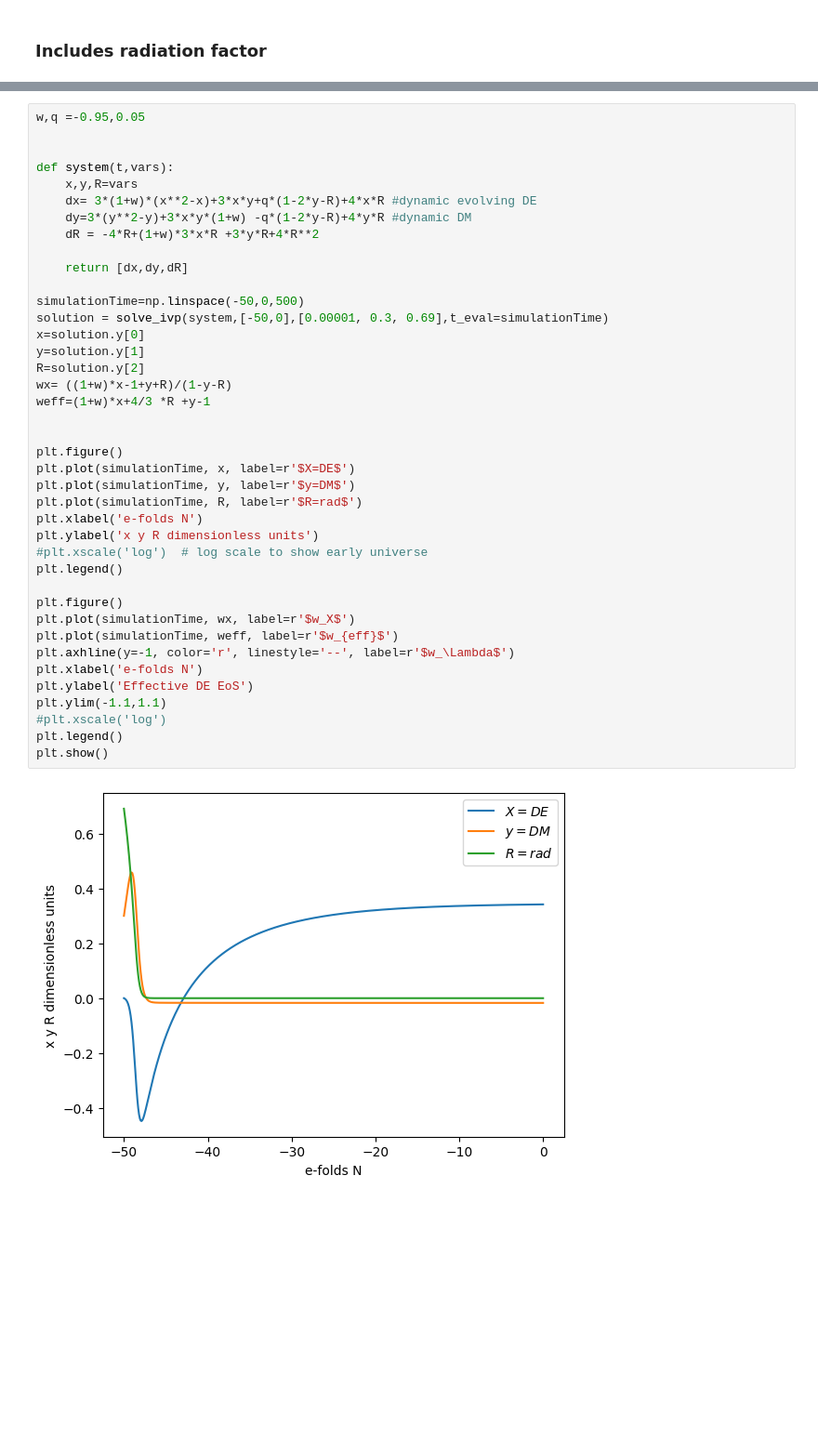
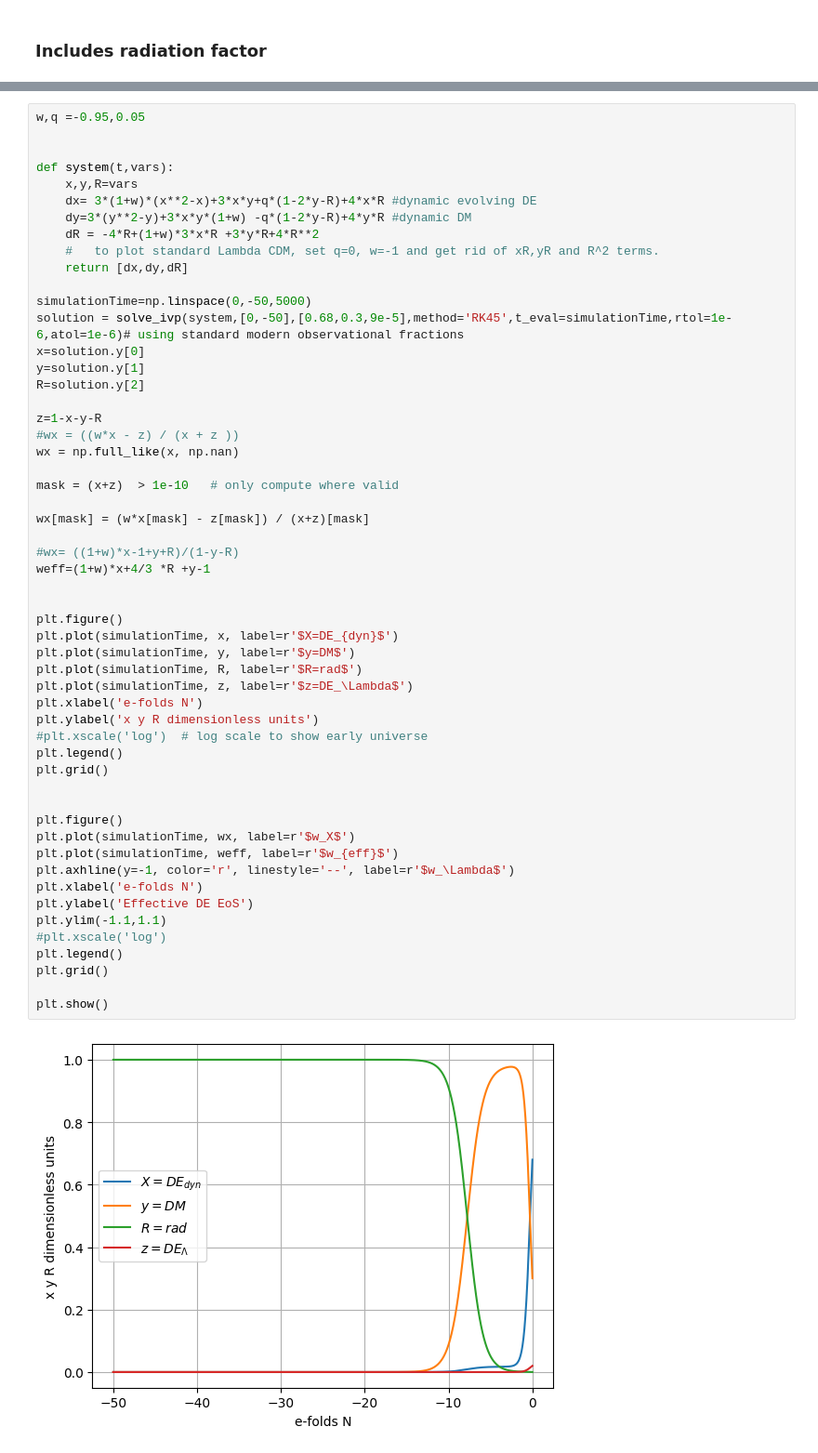
Before and after one commit to up2107120/Dynamical-systems-of-DE, a Jupyter notebook: Affine DE+DM liquid model.ipynb, the cells around one changed output, grey strips where cells are left out. Shown at 93% size. Saved outputs shown, nothing was run; the diff lists cells and outputs as text; blank space fills up the shorter version.

```diff
--- a/Affine DE+DM liquid model.ipynb
+++ b/Affine DE+DM liquid model.ipynb
@@ -453,36 +530,50 @@ def system(t,vars):
     dx= 3*(1+w)*(x**2-x)+3*x*y+q*(1-2*y-R)+4*x*R #dynamic evolving DE
     dy=3*(y**2-y)+3*x*y*(1+w) -q*(1-2*y-R)+4*y*R #dynamic DM
     dR = -4*R+(1+w)*3*x*R +3*y*R+4*R**2
-
+    #   to plot standard Lambda CDM, set q=0, w=-1 and get rid of xR,yR and R^2 terms.
     return [dx,dy,dR]
 
-simulationTime=np.linspace(-50,0,500)
-solution = solve_ivp(system,[-50,0],[0.00001, 0.3, 0.69],t_eval=simulationTime)
+simulationTime=np.linspace(0,-50,5000)
+solution = solve_ivp(system,[0,-50],[0.68,0.3,9e-5],method='RK45',t_eval=simulationTime,rtol=1e-6,atol=1e-6)# using standard modern observational fractions
 x=solution.y[0]
 y=solution.y[1]
 R=solution.y[2]
-wx= ((1+w)*x-1+y+R)/(1-y-R)
+
+z=1-x-y-R
+#wx = ((w*x - z) / (x + z ))
+wx = np.full_like(x, np.nan)
+
+mask = (x+z)  > 1e-10   # only compute where valid
+
+wx[mask] = (w*x[mask] - z[mask]) / (x+z)[mask]
+
+#wx= ((1+w)*x-1+y+R)/(1-y-R)
 weff=(1+w)*x+4/3 *R +y-1
 
 
 plt.figure()
-plt.plot(simulationTime, x, label=r'$X=DE$')
+plt.plot(simulationTime, x, label=r'$X=DE_{dyn}$')
 plt.plot(simulationTime, y, label=r'$y=DM$')
 plt.plot(simulationTime, R, label=r'$R=rad$')
+plt.plot(simulationTime, z, label=r'$z=DE_\Lambda$')
 plt.xlabel('e-folds N')
 plt.ylabel('x y R dimensionless units')
 #plt.xscale('log')  # log scale to show early universe
 plt.legend()
+plt.grid()
+
 
 plt.figure()
 plt.plot(simulationTime, wx, label=r'$w_X$')
 plt.plot(simulationTime, weff, label=r'$w_{eff}$')
 plt.axhline(y=-1, color='r', linestyle='--', label=r'$w_\Lambda$')
 plt.xlabel('e-folds N')
 plt.ylabel('Effective DE EoS')
 plt.ylim(-1.1,1.1)
 #plt.xscale('log')
 plt.legend()
+plt.grid()
+
 plt.show()
 # %% [output]
-[figure, old version]
+[figure, new version]
```
Also changed, not shown: parts of 13 cells of this notebook.
